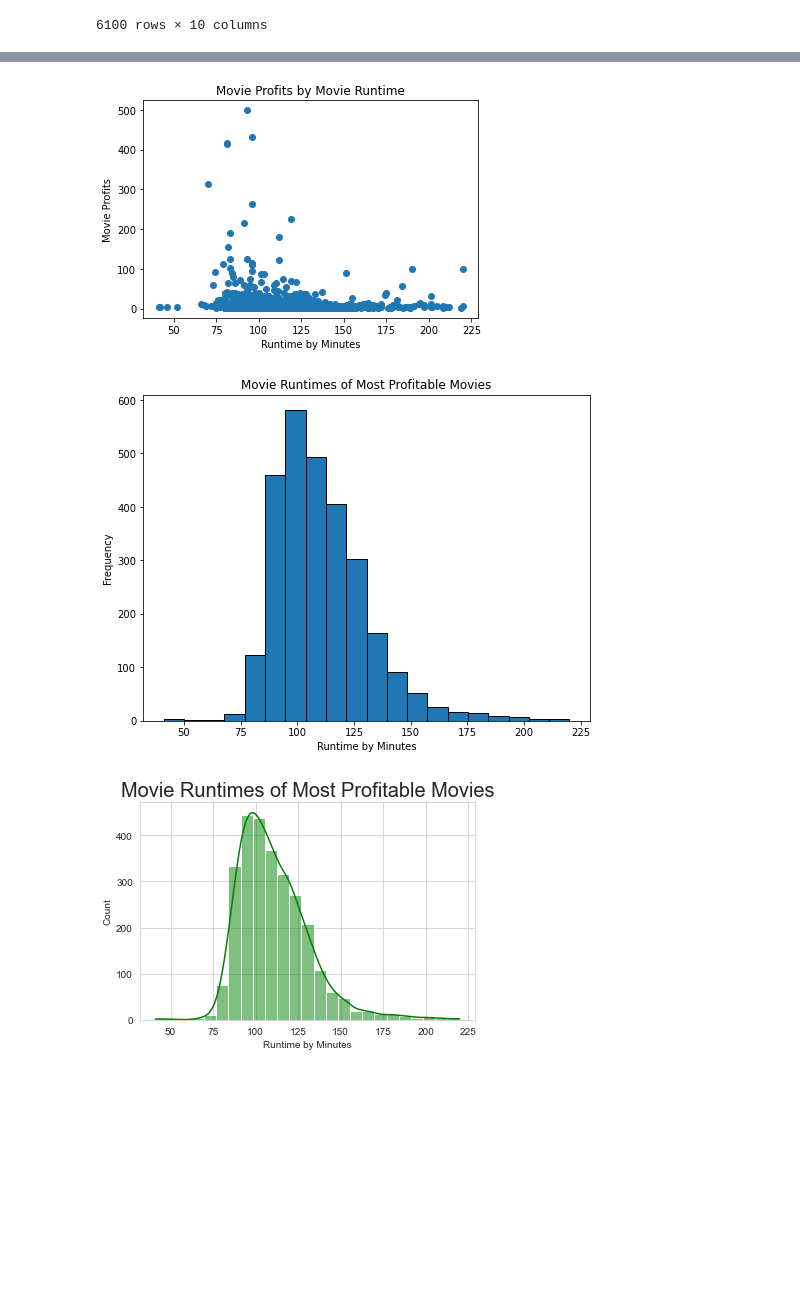
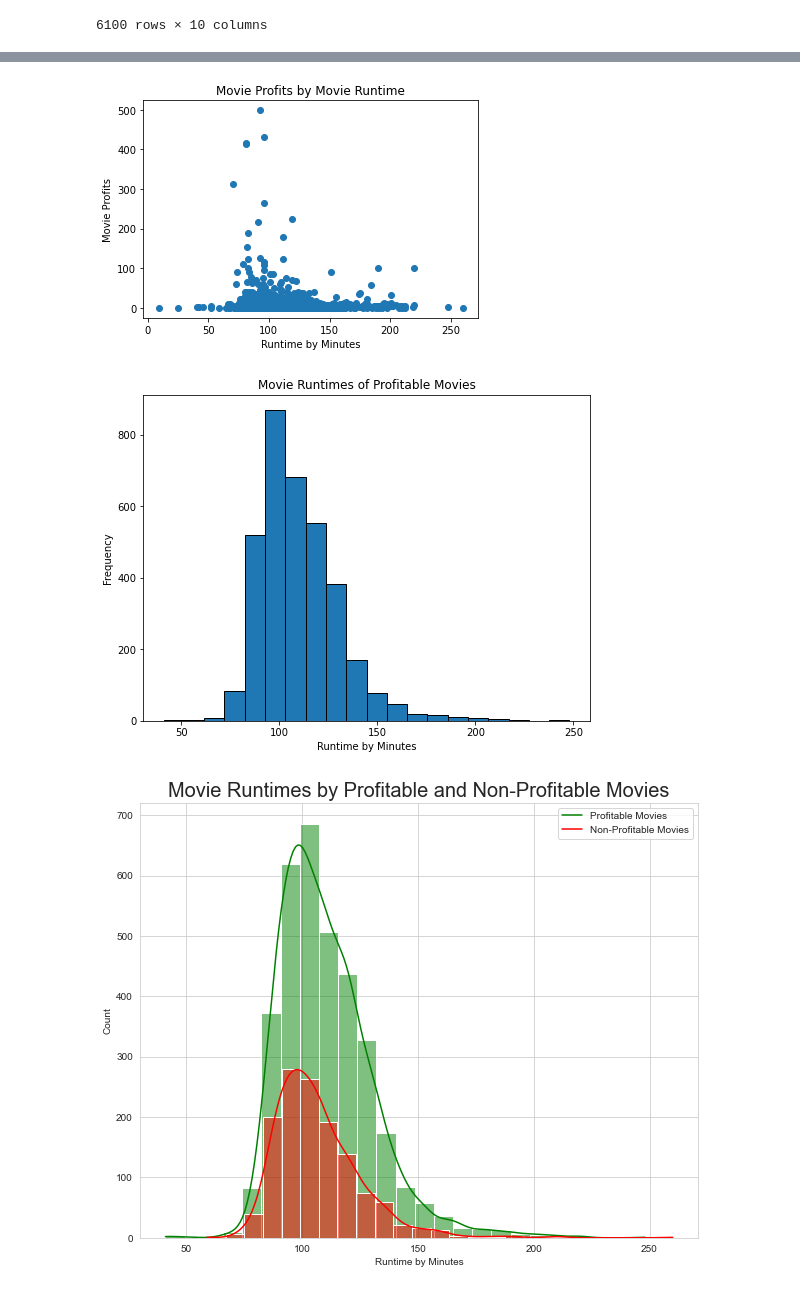
Before and after one commit to czarinagluna/Microsoft-Movie-Recommendations, a Jupyter notebook: Runtime Correlations-Sally.ipynb, the cells around one changed output, grey strips where cells are left out. Drawn from its saved outputs; the diff is of its cells as text; code cells hidden in the pictures; blank space fills up the shorter version.

Commit message:
updated runtime correlations

```diff
--- a/Runtime Correlations-Sally.ipynb
+++ b/Runtime Correlations-Sally.ipynb
@@ -70,3 +74,7 @@ df
 | 6098 | 6098 | None | Horror | None | United States | Nov 10, 2015 | The Night Visitor | ... |
 | 6099 | 6099 | 81 minutes | Drama | None | United States | Jul 7, 2015 | Tiger Orange | ... |
 6100 rows × 10 columns
+# %%
+df = df[(df['runtime_minutes'] != 'None')]
+
+df
@@ -72,0 +95,3 @@ df
+# %%
+df['runtime_minutes'] = df['runtime_minutes'].str.replace('minutes', '')
+df['runtime_minutes'] = df['runtime_minutes'].astype(int)
@@ -156 +156,4 @@ df.head(20)
+# %%
+profitable = df[df['profit'] >= 1]
+non_profitable = df[df['profit'] < 1]
 # %%
@@ -227 +198,4 @@ fifty_percentile['runtime_minutes'] = fifty_percentile['runtime_minutes'].astype
+# %%
+#removing rows where worldwide gross = 0
+non_profitable = non_profitable[(non_profitable['worldwide_gross'] != 0)]
 # %%
@@ -242,32 +236,35 @@ import matplotlib.pyplot as plt
 # %%
 fig, ax = plt.subplots()
 
-ax.scatter(x = fifty_percentile['runtime_minutes'], y = fifty_percentile['profit'])
+ax.scatter(x = df['runtime_minutes'], y = df['profit'])
 ax.set_title('Movie Profits by Movie Runtime')
 ax.set_xlabel('Runtime by Minutes')
 ax.set_ylabel('Movie Profits');
 # %% [output]
-[figure, old version]
+[figure, new version]
 # %%
 import numpy as np
 
 fig, ax = plt.subplots(figsize = (8,6))
 
-x=fifty_percentile['runtime_minutes']
+x=profitable['runtime_minutes']
 
 
 ax.hist(x, edgecolor="black", bins=20)
-ax.set_title('Movie Runtimes of Most Profitable Movies')
+ax.set_title('Movie Runtimes of Profitable Movies')
 ax.set_xlabel('Runtime by Minutes')
 ax.set_ylabel('Frequency');
 # %% [output]
-[figure, old version]
+[figure, new version]
 # %%
 import seaborn as sns
+fig, ax = plt.subplots(figsize = (10,8))
+sns.set_style("whitegrid")
+sns.histplot(data=profitable, x="runtime_minutes", color="green", bins=25, kde=True)
+plt.xlabel("Runtime by Minutes")
+plt.title("Movie Runtimes by Profitable and Non-Profitable Movies", size=20)
 
-sns.set_style("whitegrid")
-sns.histplot(data=fifty_percentile, x="runtime_minutes", color="green", bins=25, kde=True)
-plt.xlabel("Runtime by Minutes")
-plt.title("Movie Runtimes of Most Profitable Movies", size=20);
+sns.histplot(data=non_profitable, x="runtime_minutes", color="red", alpha  = 0.5, bins=25, kde=True)
+plt.legend(labels=["Profitable Movies","Non-Profitable Movies"]);
 # %% [output]
-[figure, old version]
+[figure, new version]
```
Also changed, not shown: parts of 42 cells of this notebook.
